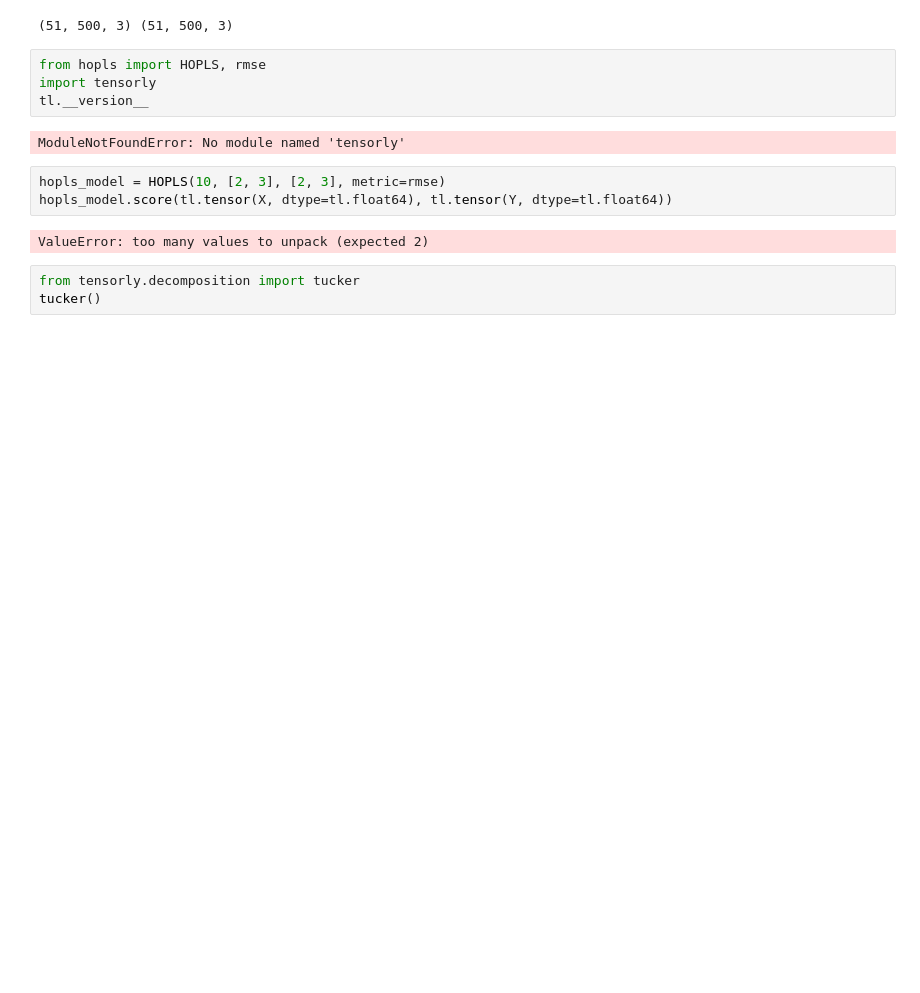
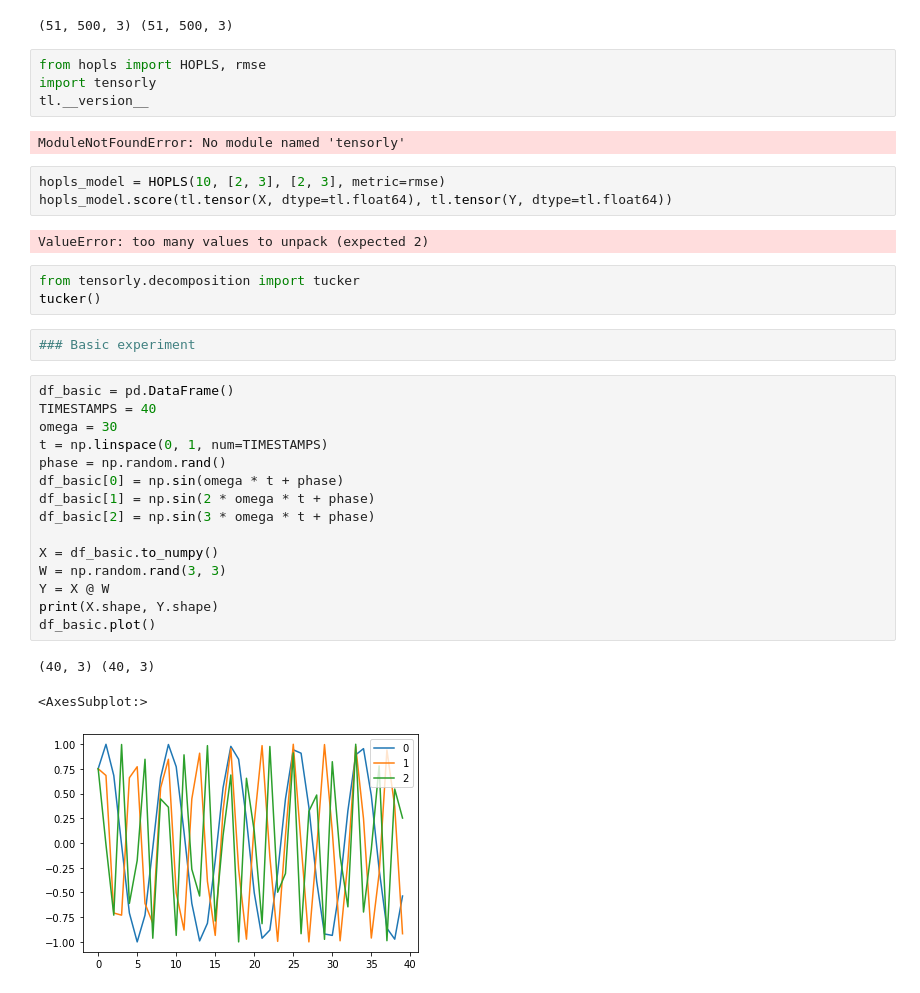
Before and after one commit to Konstantin-Iakovlev/MathMethodsOfForecasting, a Jupyter notebook: Task_1/Lab_10.ipynb, the cells around one changed output. Drawn from its saved outputs; the diff is of its cells as text; blank space fills up the shorter version.

```diff
--- a/Task_1/Lab_10.ipynb
+++ b/Task_1/Lab_10.ipynb
@@ -100,3 +98,24 @@ ValueError: too many values to unpack (expected 2)
 # %%
 from tensorly.decomposition import tucker
 tucker()
+# %%
+### Basic experiment
+# %%
+df_basic = pd.DataFrame()
+TIMESTAMPS = 40
+omega = 30
+t = np.linspace(0, 1, num=TIMESTAMPS)
+phase = np.random.rand()
+df_basic[0] = np.sin(omega * t + phase)
+df_basic[1] = np.sin(2 * omega * t + phase)
+df_basic[2] = np.sin(3 * omega * t + phase)
+
+X = df_basic.to_numpy()
+W = np.random.rand(3, 3)
+Y = X @ W
+print(X.shape, Y.shape)
+df_basic.plot()
+# %% [output]
+(40, 3) (40, 3)
+<AxesSubplot:>
+[figure, added]
```
Also changed, not shown: parts of 1 cell of this notebook, 6 other files.
